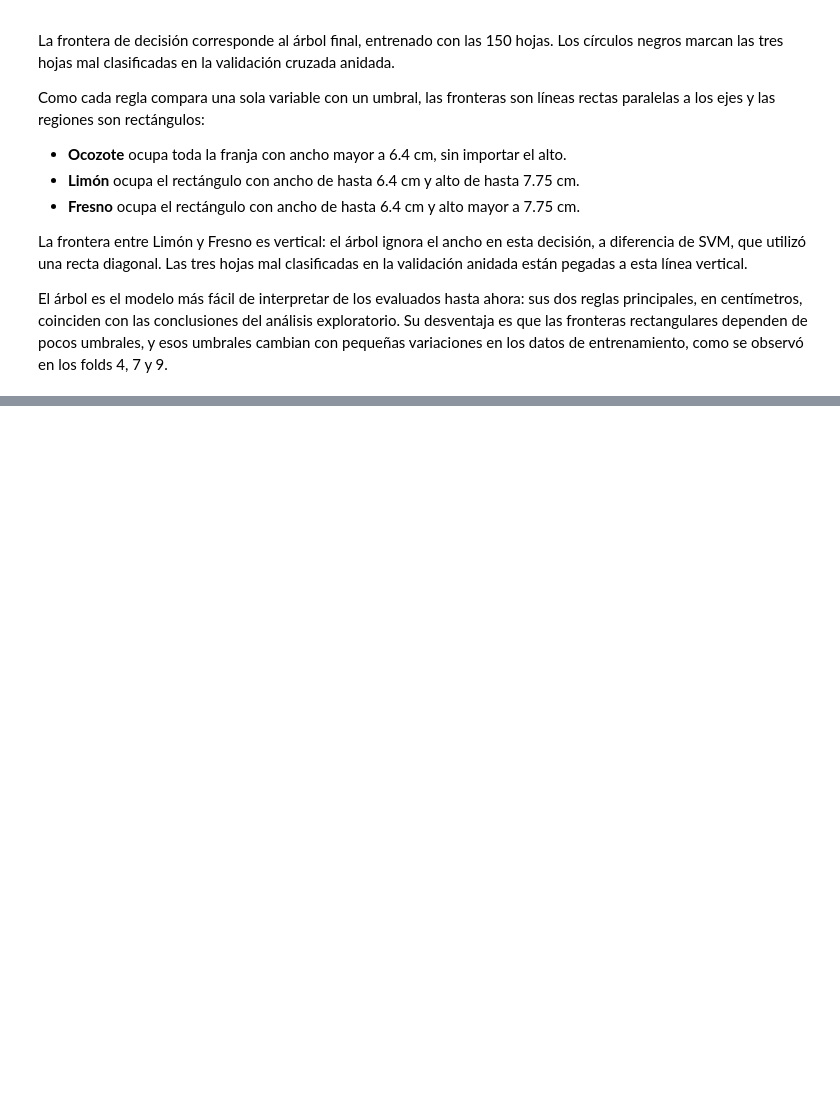
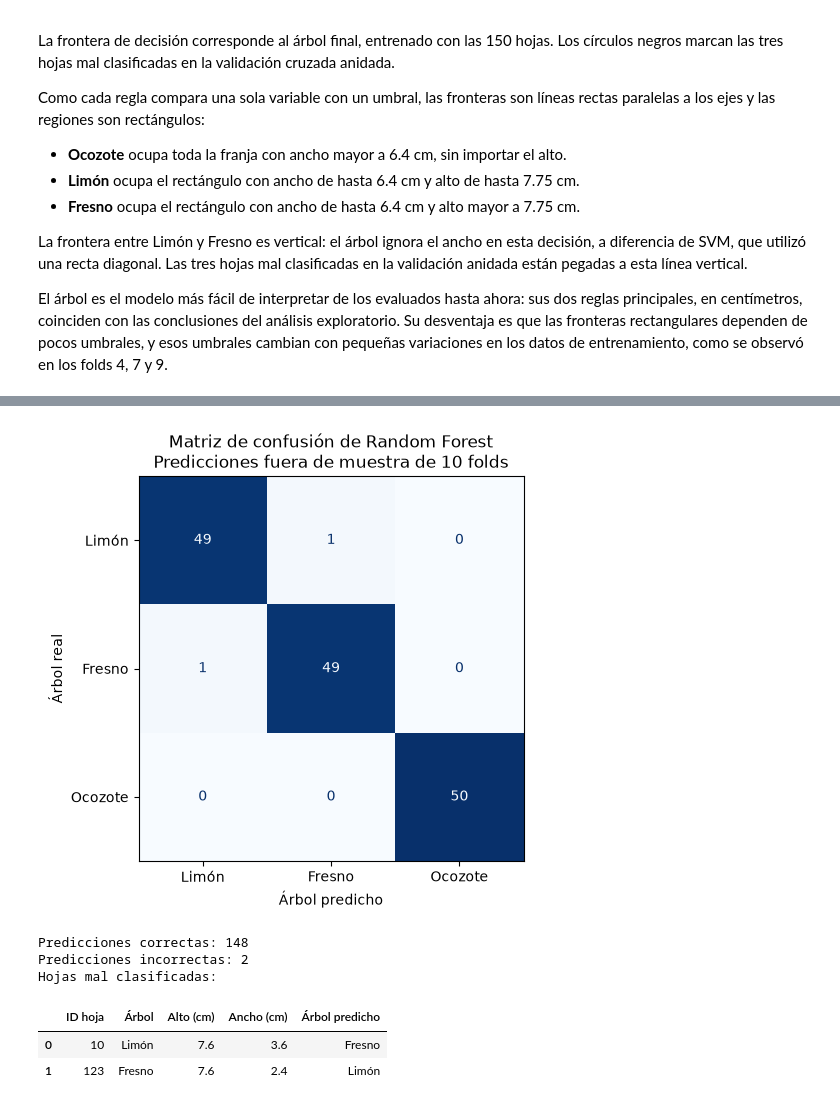
Before and after one commit to jpmartham/proyecto-final-razonamiento, a Jupyter notebook: notebooks/hojas.ipynb, the cells around one changed output, grey strips where cells are left out. Drawn from its saved outputs; the diff is of its cells as text; code cells hidden in the pictures; blank space fills up the shorter version.

Commit message:
Hojas: Random Forest
Co-Authored-By: Claude Opus 5.5 <noreply@anthropic.com>

```diff
--- a/notebooks/hojas.ipynb
+++ b/notebooks/hojas.ipynb
@@ -2752,0 +2840,7 @@ El árbol es el modelo más fácil de interpretar de los evaluados hasta ahora:
+# %%
+resultados_folds_bosque_df, mejores_parametros_folds_bosque_df, predicciones_bosque = evaluar_cv_anidada(
+    pipeline_bosque,
+    parametros_bosque,
+    "Random Forest",
+    desempate_bosque
+)
@@ -2752,0 +2906,14 @@ El árbol es el modelo más fácil de interpretar de los evaluados hasta ahora:
+# %%
+# Matriz de confusión con las predicciones fuera de muestra
+matriz_confusion_bosque = graficar_matriz_confusion(
+    predicciones_bosque,
+    "Random Forest"
+)
+# %% [output]
+[figure, added]
+Predicciones correctas: 148
+Predicciones incorrectas: 2
+Hojas mal clasificadas:
+|  | ID hoja | Árbol | Alto (cm) | Ancho (cm) | Árbol predicho |
+| 0 | 10 | Limón | 7.6 | 3.6 | Fresno |
+| 1 | 123 | Fresno | 7.6 | 2.4 | Limón |
```
Also changed, not shown: parts of 11 cells of this notebook.
